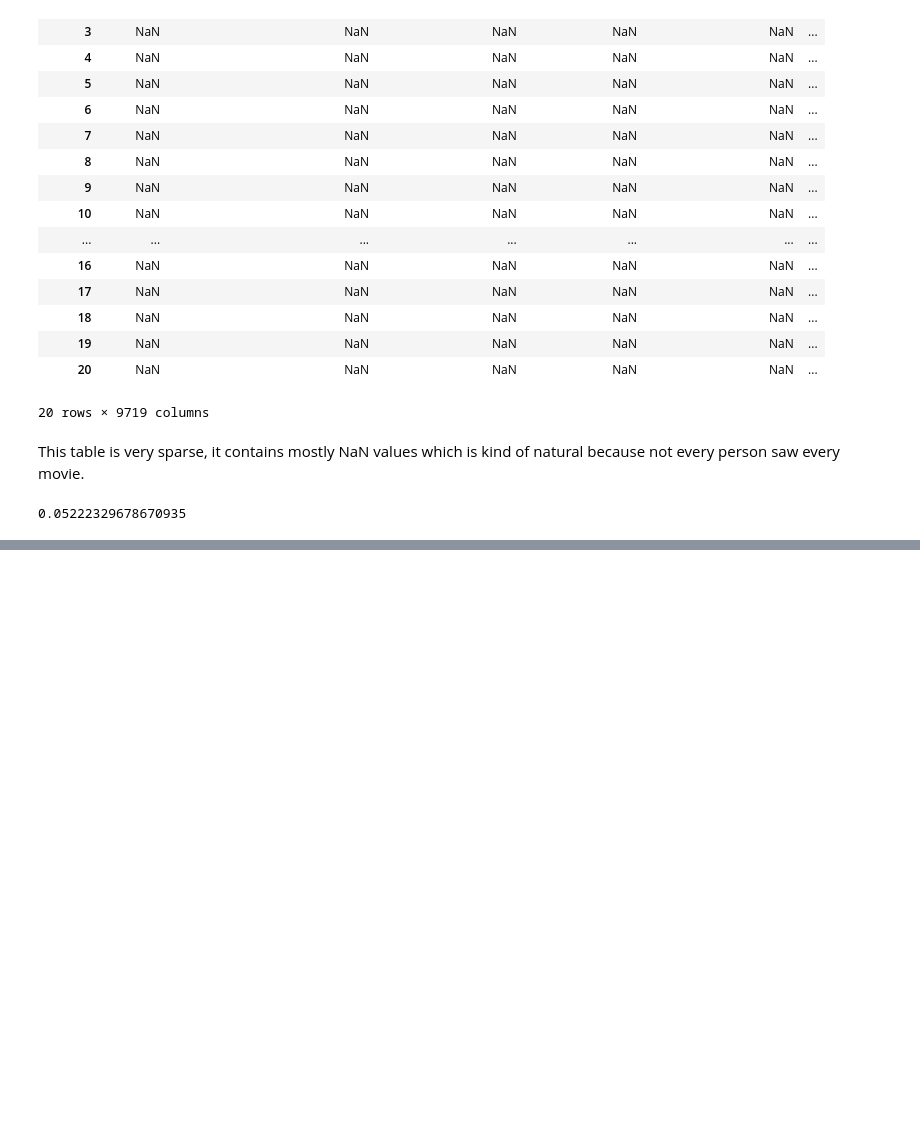
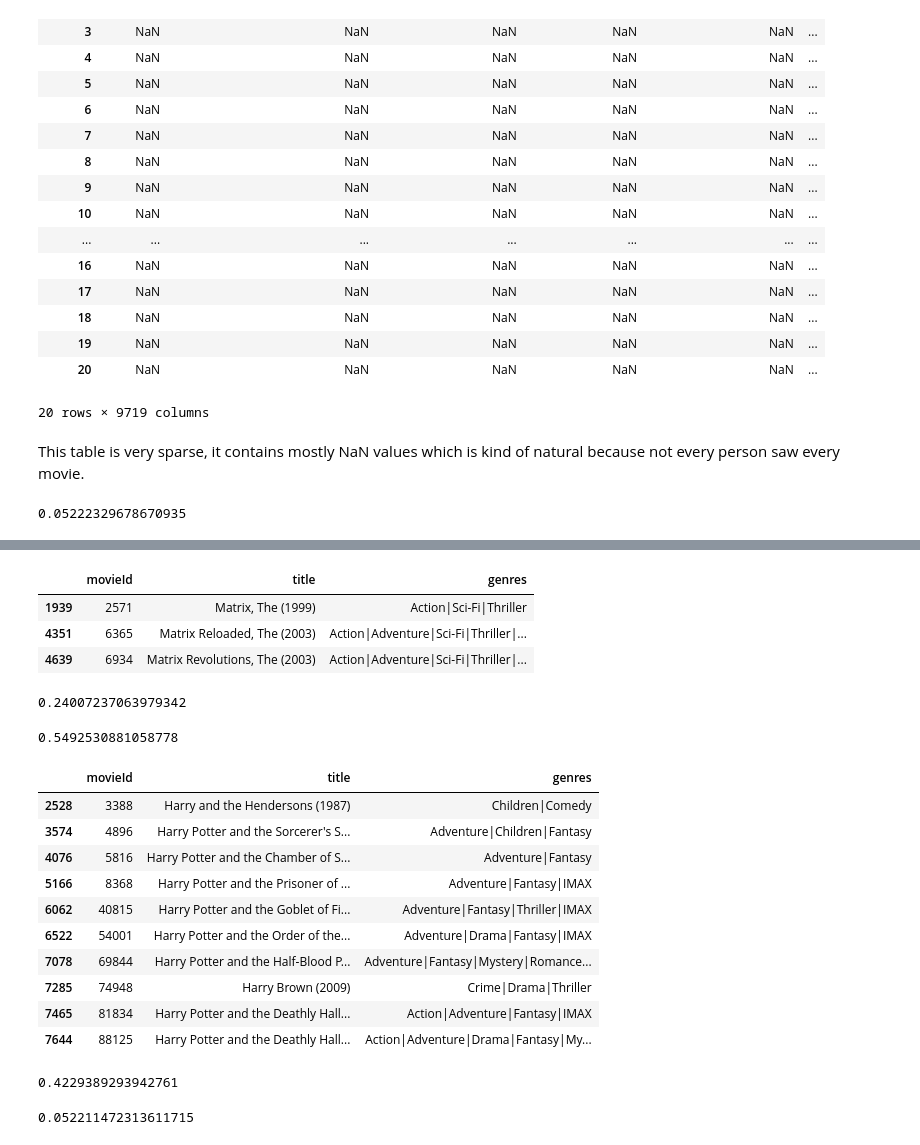
Before and after one commit to lepchenkov/Collaborative-Pearsons-R-Movie-Recommender, a Jupyter notebook: Pearsons_R.ipynb, the cells around one changed output, grey strips where cells are left out. Drawn from its saved outputs; the diff is of its cells as text; code cells hidden in the pictures; blank space fills up the shorter version.

```diff
--- a/Pearsons_R.ipynb
+++ b/Pearsons_R.ipynb
@@ -109,0 +99,37 @@ pearson_r(matrix['Sherlock - A Study in Pink (2010)'], matrix["eXistenZ (1999)"]
+# %%
+movies[movies['title'].str.match('Matr')]
+# %% [output]
+|  | movieId | title | genres |
+| 1939 | 2571 | Matrix, The (1999) | Action|Sci-Fi|Thriller |
+| 4351 | 6365 | Matrix Reloaded, The (2003) | Action|Adventure|Sci-Fi|Thriller|... |
+| 4639 | 6934 | Matrix Revolutions, The (2003) | Action|Adventure|Sci-Fi|Thriller|... |
+# %%
+pearson_r(matrix['Matrix, The (1999)'], matrix["Matrix Reloaded, The (2003)"])
+# %% [output]
+0.24007237063979342
+# %%
+pearson_r(matrix['Matrix Revolutions, The (2003)'], matrix["Matrix Reloaded, The (2003)"])
+# %% [output]
+0.5492530881058778
+# %%
+movies[movies['title'].str.match('Harry')]
+# %% [output]
+|  | movieId | title | genres |
+| 2528 | 3388 | Harry and the Hendersons (1987) | Children|Comedy |
+| 3574 | 4896 | Harry Potter and the Sorcerer's S... | Adventure|Children|Fantasy |
+| 4076 | 5816 | Harry Potter and the Chamber of S... | Adventure|Fantasy |
+| 5166 | 8368 | Harry Potter and the Prisoner of ... | Adventure|Fantasy|IMAX |
+| 6062 | 40815 | Harry Potter and the Goblet of Fi... | Adventure|Fantasy|Thriller|IMAX |
+| 6522 | 54001 | Harry Potter and the Order of the... | Adventure|Drama|Fantasy|IMAX |
+| 7078 | 69844 | Harry Potter and the Half-Blood P... | Adventure|Fantasy|Mystery|Romance... |
+| 7285 | 74948 | Harry Brown (2009) | Crime|Drama|Thriller |
+| 7465 | 81834 | Harry Potter and the Deathly Hall... | Action|Adventure|Fantasy|IMAX |
+| 7644 | 88125 | Harry Potter and the Deathly Hall... | Action|Adventure|Drama|Fantasy|My... |
+# %%
+pearson_r(matrix['Harry Potter and the Goblet of Fire (2005)'], matrix["Harry Potter and the Order of the Phoenix (2007)"])
+# %% [output]
+0.4229389293942761
+# %%
+pearson_r(matrix['Harry Potter and the Goblet of Fire (2005)'], matrix['Matrix, The (1999)'])
+# %% [output]
+0.052211472313611715
```
Also changed, not shown: parts of 3 cells of this notebook.
